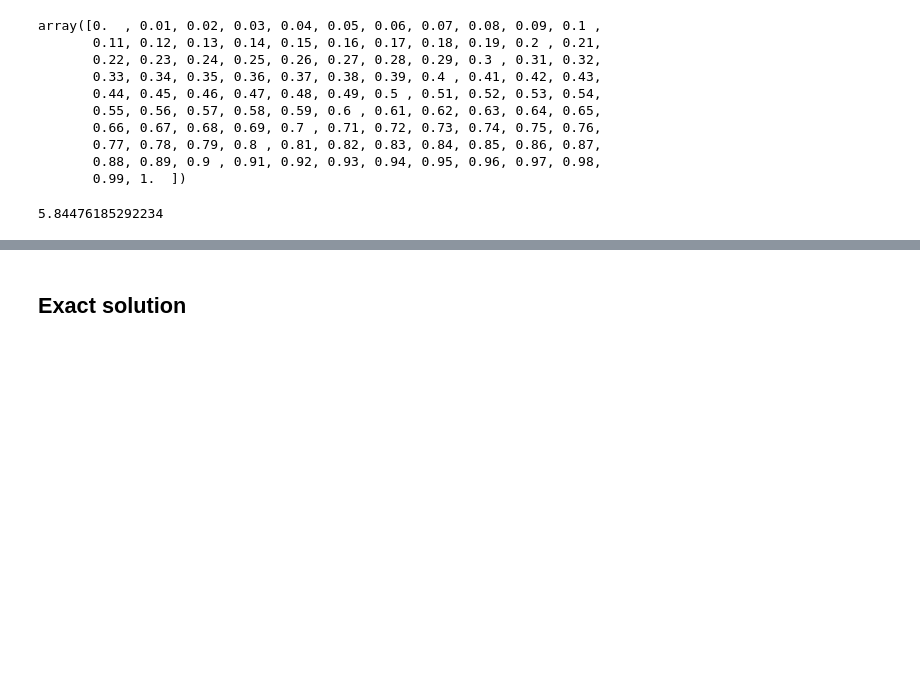
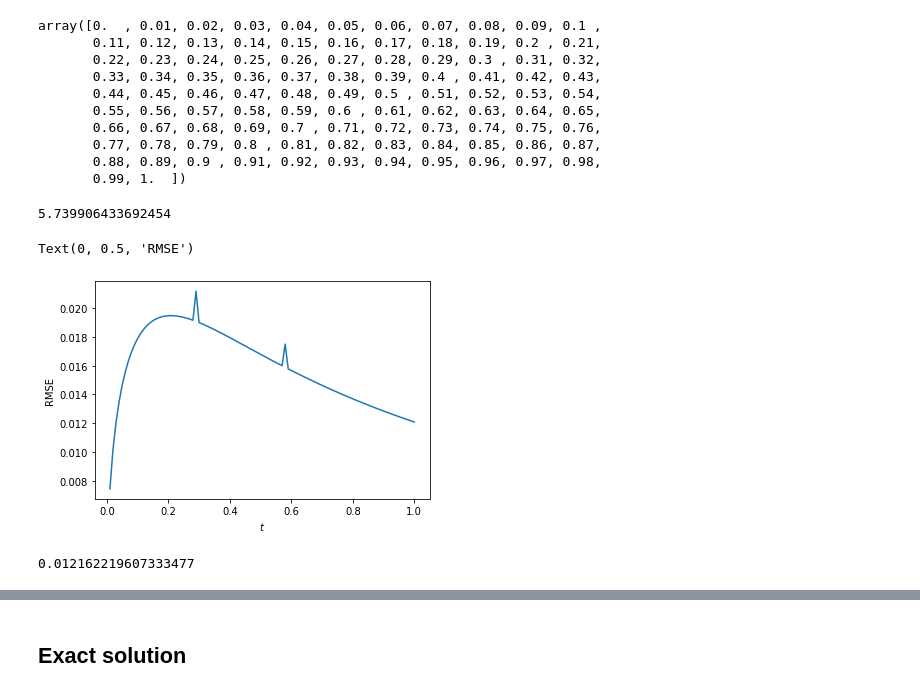
Before and after one commit to alekzandev/Meshless-RBF-Solve-Burger-Equation, a Jupyter notebook: run_solution.ipynb, the cells around one changed output, grey strips where cells are left out. Drawn from its saved outputs; the diff is of its cells as text; code cells hidden in the pictures; blank space fills up the shorter version.

```diff
--- a/run_solution.ipynb
+++ b/run_solution.ipynb
@@ -119,10 +137,29 @@ def u(Mi, norm_x, t, alpha=1.):
     return Mi/((t+alpha) + (t+alpha)**2 * np.exp(norm_x**2/(4*(alpha +t))))
 # %%
 norm_x = np.linalg.norm(uh.Mi, axis=1).reshape(-1,1)
-ex = u(uh.Mi, norm_x, 0.05)
-np.mean(abs(ex - exp_RK.solution[5])/ex)*100
+ex = u(uh.Mi, norm_x, 0.99)
+np.mean(abs(ex - exp_RK.solution[99])/ex)*100
 # %% [output]
-5.84476185292234
+5.739906433692454
+# %%
+norm_x = np.linalg.norm(uh.Mi, axis=1).reshape(-1, 1)
+n = exp_RK.solution.shape[0]
+error = list()
+for t in exp_RK.timegrid[1:]:
+    ei = np.sqrt((np.linalg.norm(u(uh.Mi, norm_x, t)-exp_RK.solution[int(t*100)]))/n)
+    error.append(ei)
+# %%
+plt.plot(exp_RK.timegrid[1:], error)
+plt.xlabel("$t$")
+plt.ylabel("RMSE")
+# %% [output]
+Text(0, 0.5, 'RMSE')
+[figure, added]
+# %%
+t
+np.sqrt((np.linalg.norm(u(uh.Mi, norm_x, 0.99)-exp_RK.solution[99]))/exp_RK.solution.shape[0])
+# %% [output]
+0.012162219607333477
 # %%
 exp_RK.solution.shape
 # %% [output]
```
Also changed, not shown: parts of 10 cells of this notebook, 3 other files.
